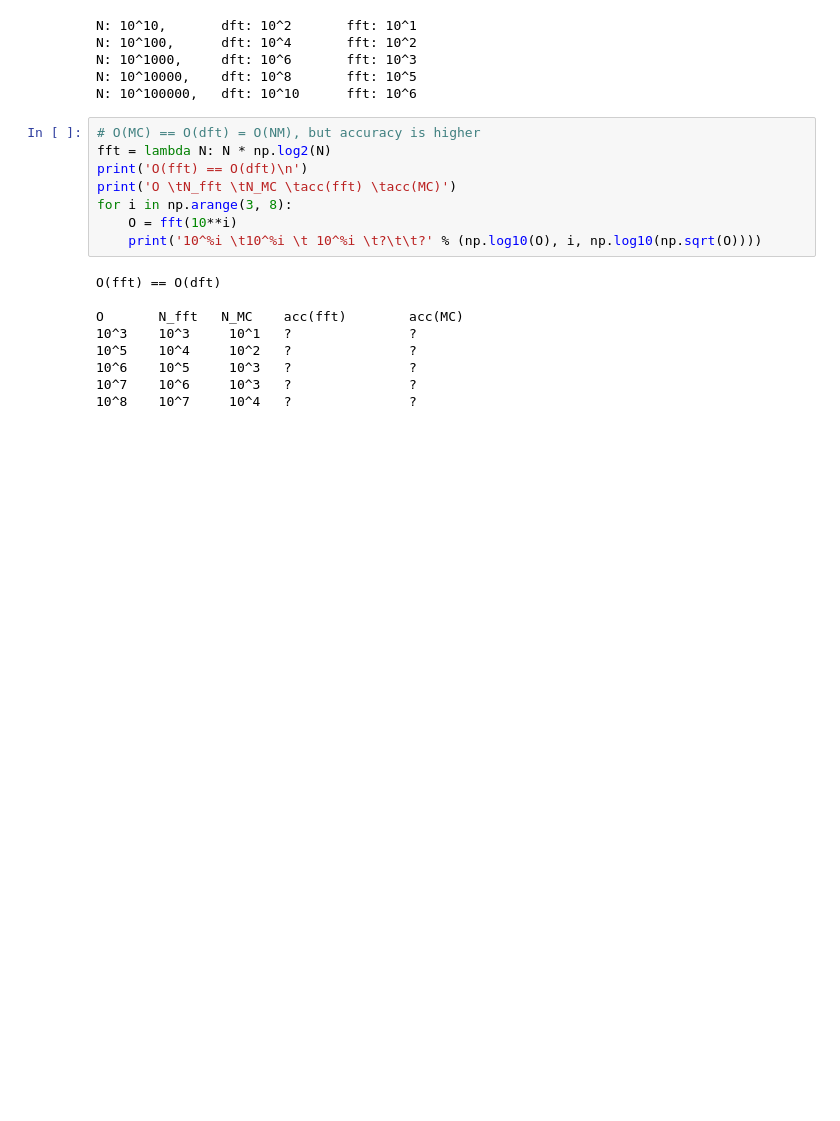
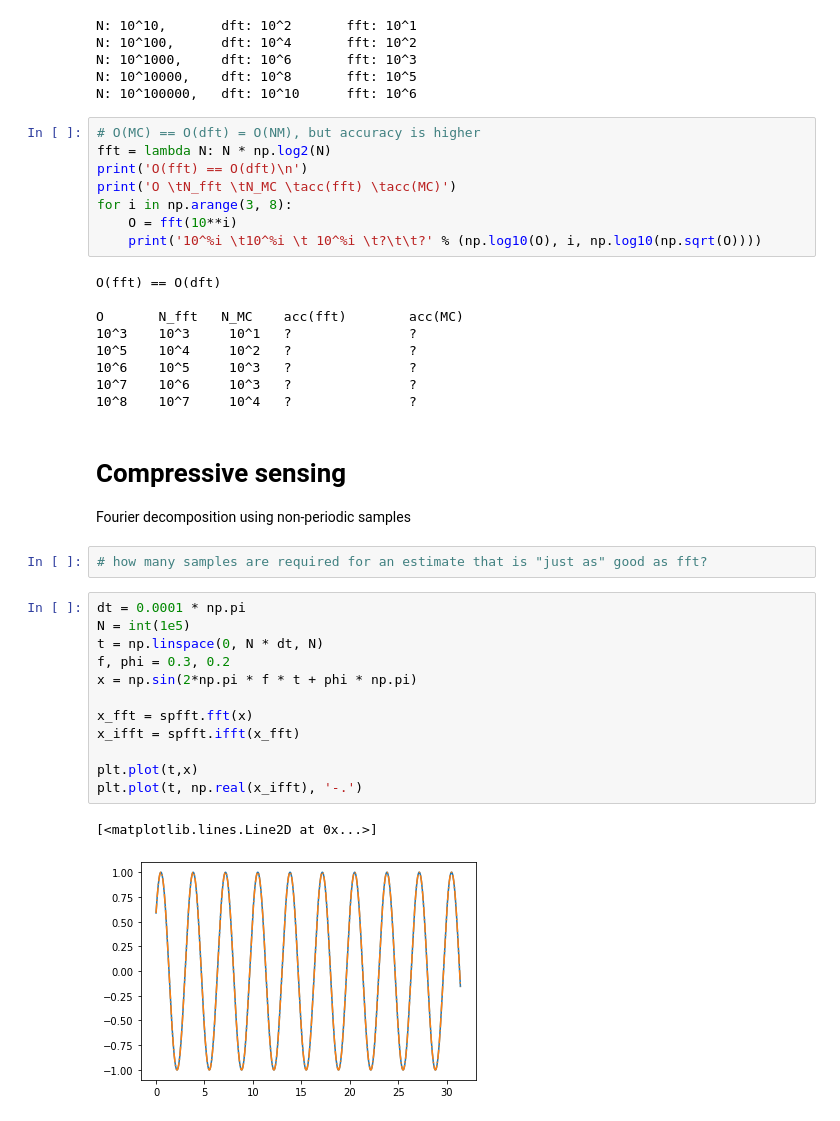
Before and after one commit to voschezang/Holographic-Projector-Simulations, a Jupyter notebook: dft-dct.ipynb, the cells around one changed output. Drawn from its saved outputs; the diff is of its cells as text; blank space fills up the shorter version.

```diff
--- a/dft-dct.ipynb
+++ b/dft-dct.ipynb
@@ -57,3 +58,24 @@ O       N_fft   N_MC    acc(fft)        acc(MC)
 10^6    10^5     10^3   ?               ?
 10^7    10^6     10^3   ?               ?
 10^8    10^7     10^4   ?               ?
+# %% [markdown]
+# Compressive sensing
+
+Fourier decomposition using non-periodic samples
+# %%
+# how many samples are required for an estimate that is "just as" good as fft?
+# %%
+dt = 0.0001 * np.pi
+N = int(1e5)
+t = np.linspace(0, N * dt, N)
+f, phi = 0.3, 0.2
+x = np.sin(2*np.pi * f * t + phi * np.pi)
+
+x_fft = spfft.fft(x)
+x_ifft = spfft.ifft(x_fft)
+
+plt.plot(t,x)
+plt.plot(t, np.real(x_ifft), '-.')
+# %% [output]
+[<matplotlib.lines.Line2D at 0x...>]
+[figure, added]
```
Also changed, not shown: parts of 6 cells of this notebook, 4 other files.
